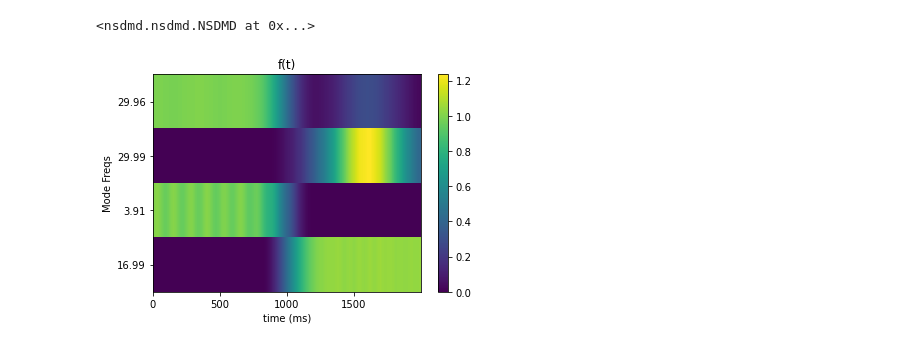
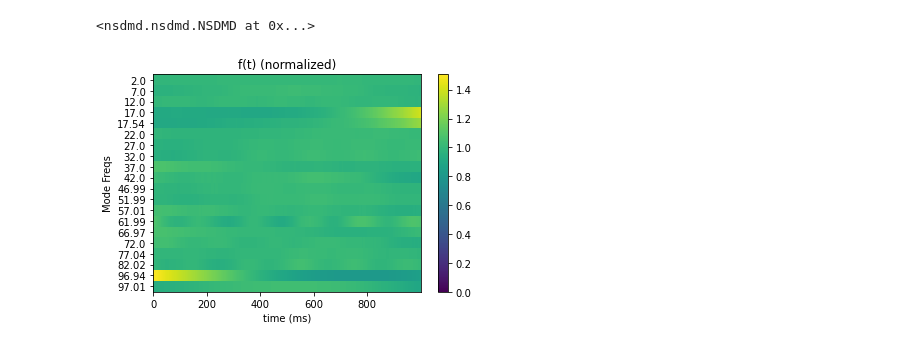
Before and after one commit to learning-2-learn/nsdmd, a Jupyter notebook: examples/many_freq.ipynb, the cells around one changed output. Drawn from its saved outputs; the diff is of its cells as text; code cells hidden in the pictures.

Commit message:
Added initial reduction method (if needed) and finished many_freq example

```diff
--- a/examples/many_freq.ipynb
+++ b/examples/many_freq.ipynb
@@ -166,3 +116,5 @@ KeyboardInterrupt:
+# %%
+model.feature_init=0.4
 # %%
-model.fit_reduction(x, len(t), t_step)
+model.fit_reduction(x, len(t), sr)
 # %% [output]
@@ -177,18 +147,28 @@ AttributeError: 'NSDMD' object has no attribute 'errors_'
 # %%
-model.fit_f(x, len(t), t_step, 1)
+model.fit_f(x, len(t), sr, 20)
 # %% [output]
 <nsdmd.nsdmd.NSDMD at 0x...>
+# %%
+f_hat_ = model.f_hat_[:,500:-500]
+f_power_ = np.mean(f_hat_, axis=1)
+f_hat_ = f_hat_ / f_power_[:,None]
+
+idx = np.argsort(model.freq_mean_)
+freq_mean_ = model.freq_mean_[idx]
+f_hat_ = f_hat_[idx]
+f_power_ = f_power_[idx]
 # %%
-alpha = [str(np.round(f,2)) for f in model.freq_mean_]
+alpha = [str(np.round(f,2)) for f in freq_mean_]
 fig = plt.figure()
 ax = fig.add_subplot(111)
-cax = ax.matshow(model.f_hat_[:,500:-500], aspect='auto')
+cax = ax.matshow(f_hat_, aspect='auto', vmin=0)
 fig.colorbar(cax)
-ax.set_yticklabels([''] + alpha)
+ax.set_yticks(np.arange(len(f_hat_)))
+ax.set_yticklabels(alpha)
 ax.xaxis.set_ticks_position('bottom')
-plt.title('f(t)')
+plt.title('f(t) (normalized)')
 plt.xlabel('time (ms)')
 plt.ylabel('Mode Freqs')
 plt.show()
 # %% [output]
-[figure, old version]
+[figure, new version]
```
Also changed, not shown: parts of 21 cells of this notebook, 2 other files.
